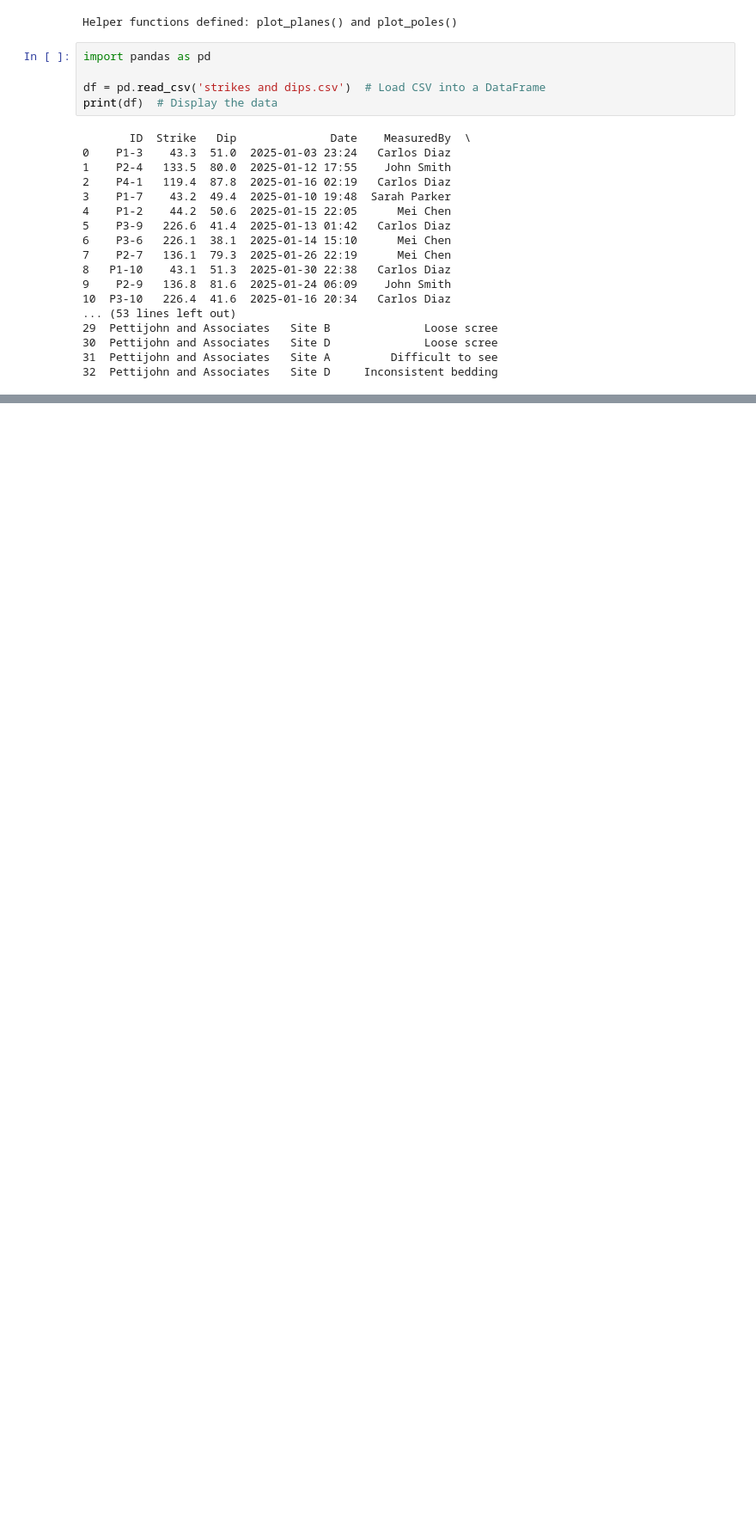
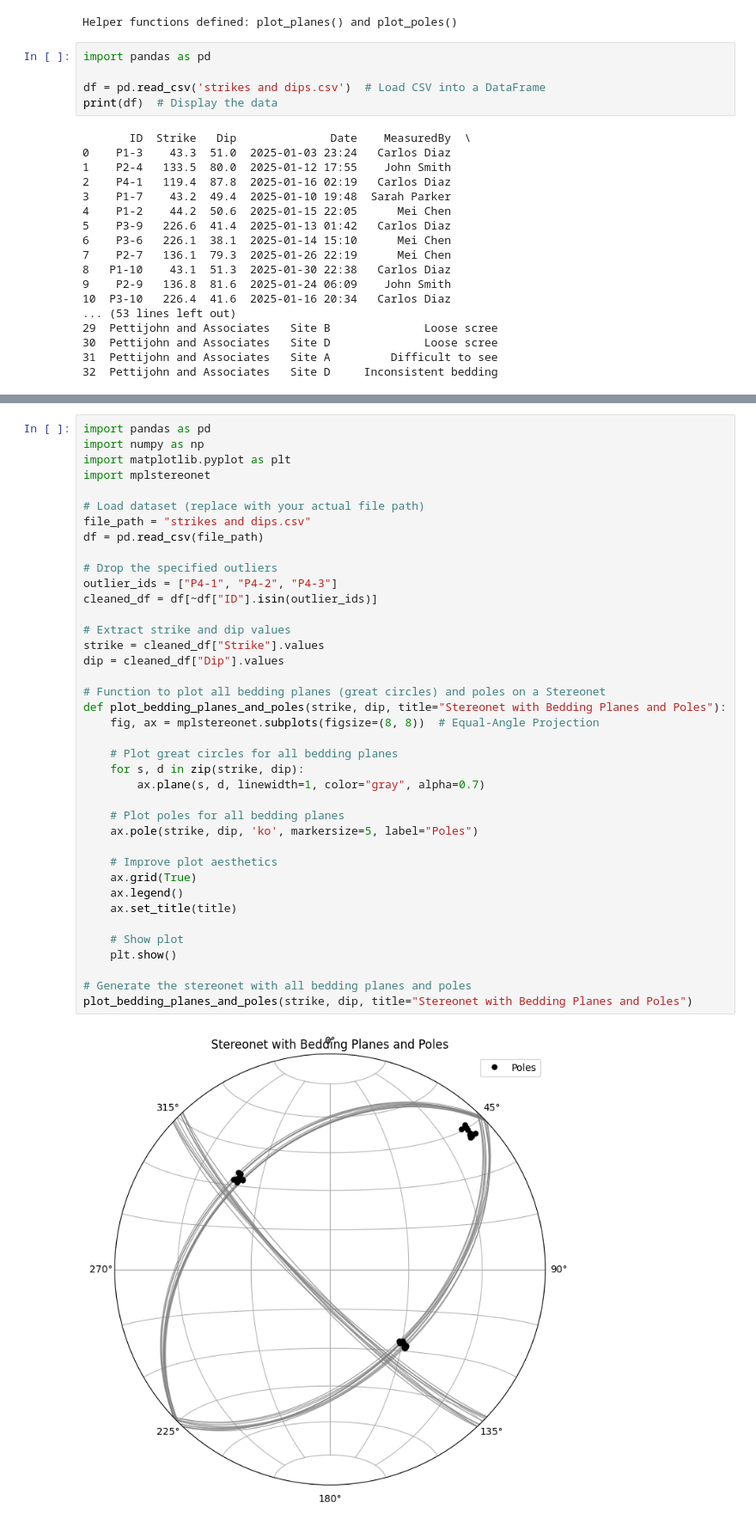
Before and after one commit to iGeology-Illinois/geol581-getting-started-with-python-seanb7, a Jupyter notebook: Python_Base_Stereonet.ipynb, the cells around one changed output, grey strips where cells are left out. Shown: that part at 86% size. Drawn from its saved outputs; the diff is of its cells as text; blank space fills up the shorter version.

```diff
--- a/Python_Base_Stereonet.ipynb
+++ b/Python_Base_Stereonet.ipynb
@@ -91,0 +222,41 @@ ModuleNotFoundError: No module named 'mplstereonet'
+# %%
+import pandas as pd
+import numpy as np
+import matplotlib.pyplot as plt
+import mplstereonet
+
+# Load dataset (replace with your actual file path)
+file_path = "strikes and dips.csv"
+df = pd.read_csv(file_path)
+
+# Drop the specified outliers
+outlier_ids = ["P4-1", "P4-2", "P4-3"]
+cleaned_df = df[~df["ID"].isin(outlier_ids)]
+
+# Extract strike and dip values
+strike = cleaned_df["Strike"].values
+dip = cleaned_df["Dip"].values
+
+# Function to plot all bedding planes (great circles) and poles on a Stereonet
+def plot_bedding_planes_and_poles(strike, dip, title="Stereonet with Bedding Planes and Poles"):
+    fig, ax = mplstereonet.subplots(figsize=(8, 8))  # Equal-Angle Projection
+
+    # Plot great circles for all bedding planes
+    for s, d in zip(strike, dip):
+        ax.plane(s, d, linewidth=1, color="gray", alpha=0.7)
+
+    # Plot poles for all bedding planes
+    ax.pole(strike, dip, 'ko', markersize=5, label="Poles")
+
+    # Improve plot aesthetics
+    ax.grid(True)
+    ax.legend()
+    ax.set_title(title)
+
+    # Show plot
+    plt.show()
+
+# Generate the stereonet with all bedding planes and poles
+plot_bedding_planes_and_poles(strike, dip, title="Stereonet with Bedding Planes and Poles")
+# %% [output]
+[figure, added]
```
Also changed, not shown: parts of 5 cells of this notebook.
